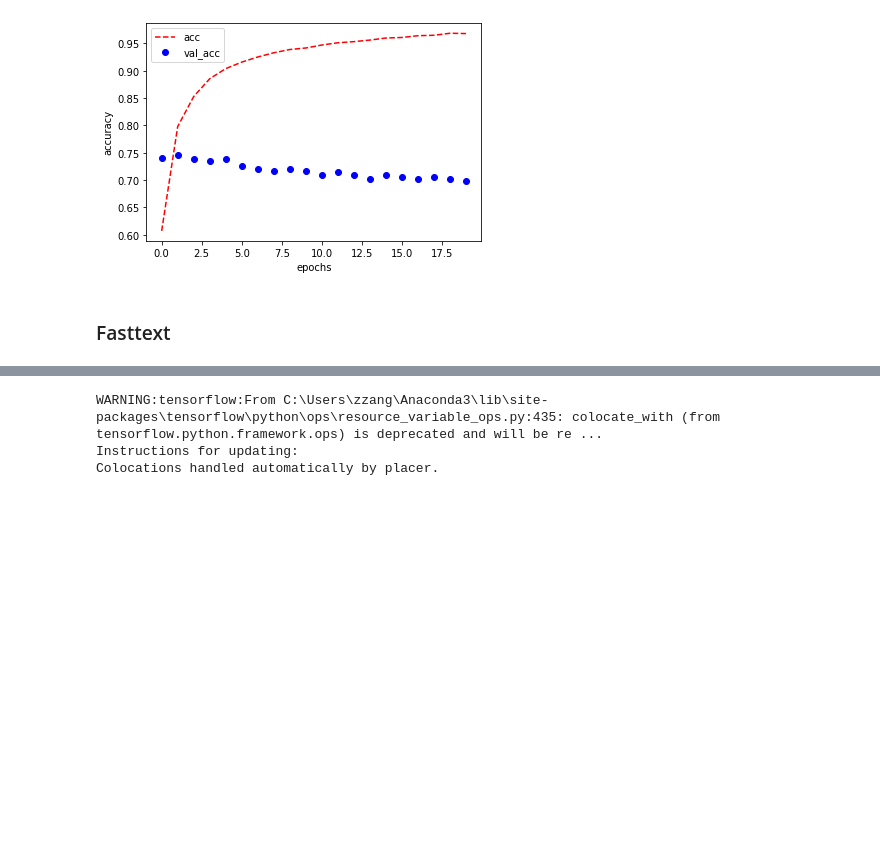
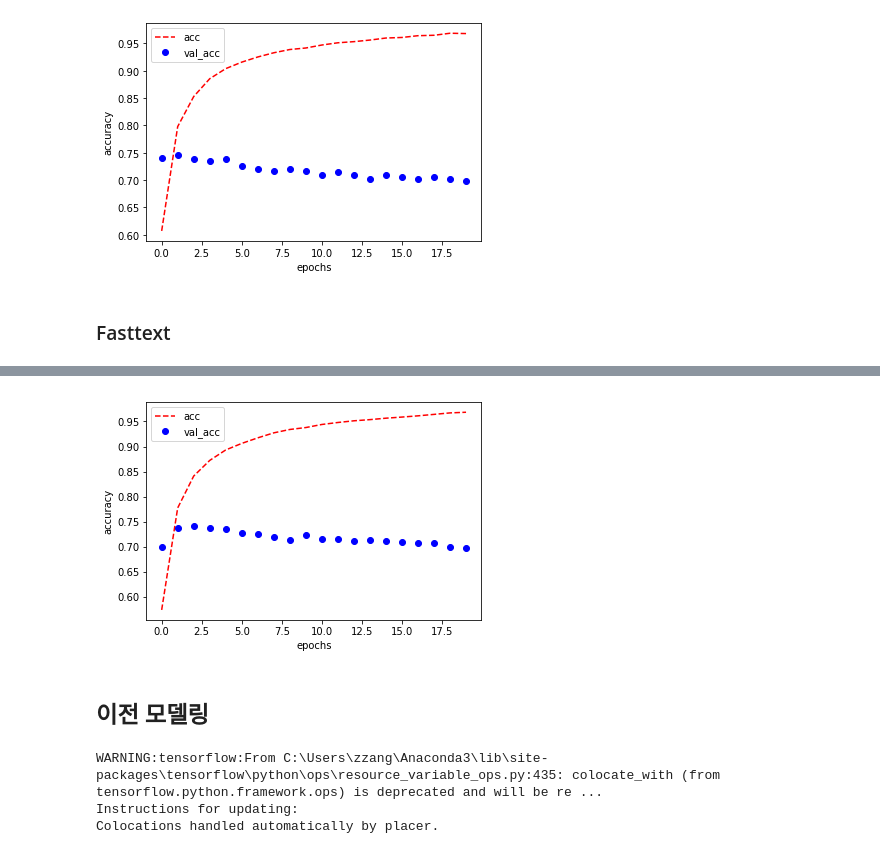
Before and after one commit to jewelry715/Authors, a Jupyter notebook: 소설작가 경진대회.ipynb, the cells around one changed output, grey strips where cells are left out. Drawn from its saved outputs; the diff is of its cells as text; code cells hidden in the pictures; blank space fills up the shorter version.

```diff
--- a/소설작가 경진대회.ipynb
+++ b/소설작가 경진대회.ipynb
@@ -495,21 +531,26 @@ print(vocabulary)
 # %%
+# from gensim.models.keyedvectors import KeyedVectors
+# FastText = KeyedVectors.load_word2vec_format('fasttext.bin',
+#                 binary=True,encoding='utf-8')
 from gensim.models.keyedvectors import KeyedVectors
-FastText = KeyedVectors.load_word2vec_format('fasttext.bin', binary = True)
+# 다 읽으려면 너무 시간이 오래 걸려서, 상위 10000개만 읽음.
+fasttext = KeyedVectors.load_word2vec_format('fasttext.vec', limit=10000)
 # %%
-embedding_matrix = np.zeros((vocab_size, 300)) #300차원의 임베딩 매트릭스 생성
-
+embedding_matrix = np.zeros((vocab_size, 100)) #300차원의 임베딩 매트릭스 생성
 for index, word in enumerate(vocabulary): #vocabulary에 있는 토큰들을 하나씩 넘겨줍니다.
-    if word in word2vec: #넘겨 받은 토큰이 word2vec에 존재하면(이미 훈련이 된 토큰이라는 뜻)
-        embedding_vector = word2vec[word] #해당 토큰에 해당하는 vector를 불러오고
-        embedding_mxtrix[i] = embedding_vector #해당 위치의 embedding_mxtrix에 저장합니다.
+    if word in fasttext: #넘겨 받은 토큰이 word2vec에 존재하면(이미 훈련이 된 토큰이라는 뜻)
+        embedding_vector = fasttext[word] #해당 토큰에 해당하는 vector를 불러오고
+        embedding_matrix[index] = embedding_vector #해당 위치의 embedding_mxtrix에 저장합니다.
+    else:
+        continue
 # %%
 model = tf.keras.Sequential([
-    tf.keras.layers.Embedding(vocab_size,300,weights = [embedding_matrix], input_length=100),
+    tf.keras.layers.Embedding(vocab_size,100,weights = [embedding_matrix], input_length=100),
     #input_length:max_len,300은 엠베딩 층
     tf.keras.layers.GRU(64),
     tf.keras.layers.Dropout(0.5),
     tf.keras.layers.Dense(64, activation='relu'),
     tf.keras.layers.Dense(5, activation='softmax')
 ])
-model.compile(optimizer='adam', loss='sparse_categorical_crossentropy', metrics='accuracy')
+model.compile(optimizer='adam', loss='sparse_categorical_crossentropy', metrics=['acc'])
 model.summary()
@@ -528,10 +607,14 @@ plt.show()
 # %%
-plt.plot(history.history['accuracy'],'r--',label='acc')
-plt.plot(history.history['val_accuracy'],'bo',label='val_acc')
+plt.plot(history.history['acc'],'r--',label='acc')
+plt.plot(history.history['val_acc'],'bo',label='val_acc')
 plt.legend()
 plt.xlabel('epochs')
 plt.ylabel('accuracy')
 plt.show()
+# %% [output]
+[figure, added]
+# %% [markdown]
+## 이전 모델링
 # %%
 vocab_size=30000
 embedding_dim=16
```
Also changed, not shown: parts of 23 cells of this notebook.
